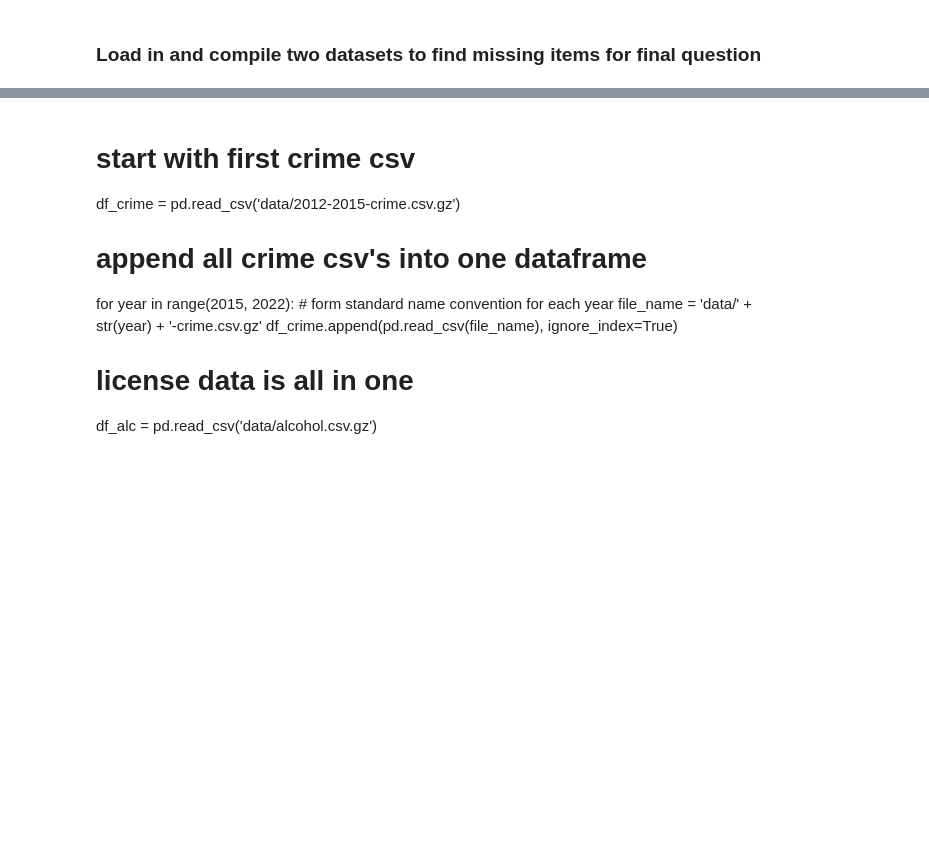
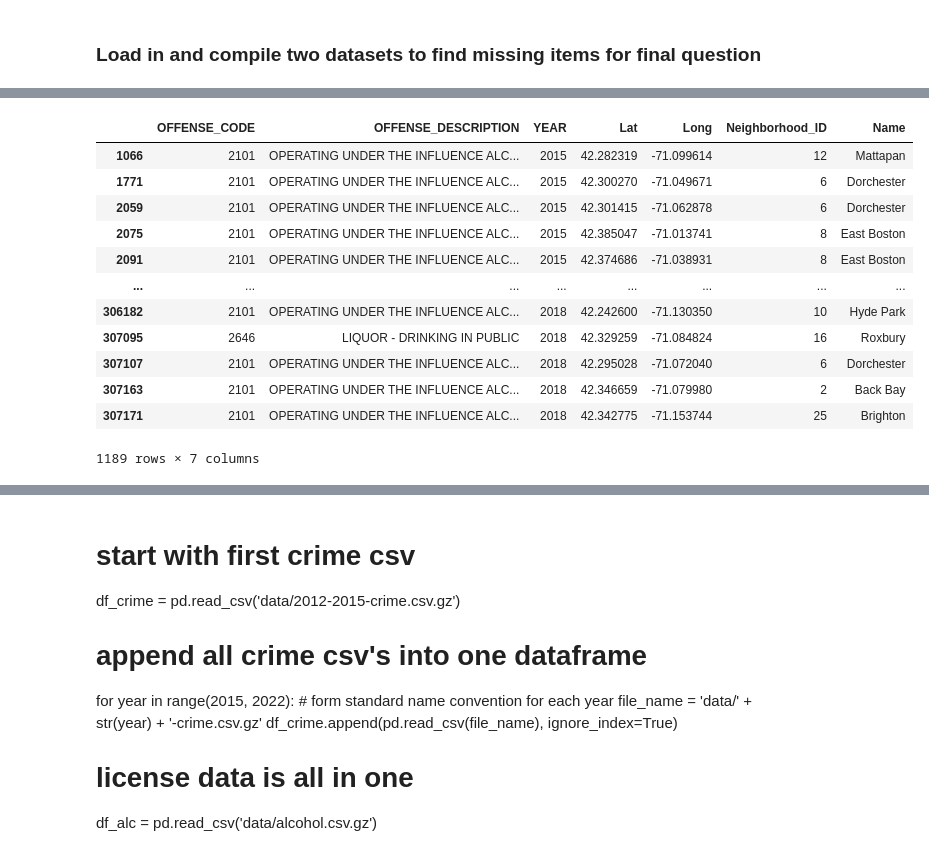
Before and after one commit to pickdani/Bostonography-Final, a Jupyter notebook: data-manipulation.ipynb, the cells around one changed output, grey strips where cells are left out. Cells and saved outputs as stored; diff of their text form; code cells hidden in the pictures; blank space fills up the shorter version.

```diff
--- a/data-manipulation.ipynb
+++ b/data-manipulation.ipynb
@@ -22,4 +22,4 @@ crime=crime.append(crime_2015, ignore_index=True)
 crime=crime.append(crime_2016, ignore_index=True)
 crime=crime.append(crime_2017, ignore_index=True)
 crime=crime.append(crime_2018, ignore_index=True)
-crime
+crime=crime[['OFFENSE_CODE', 'OFFENSE_DESCRIPTION', 'YEAR', 'Lat', 'Long']]
@@ -44,4 +32,4 @@ colleges = pd.read_csv('data/Colleges_and_Universities.csv')
 # %%
 off_codes = [2201, 2101, 2646]
 crime = crime.loc[crime['OFFENSE_CODE'].isin(off_codes)]
-crime
+crime = crime[crime[['Lat', 'Long']].notnull().all(1)]
@@ -99,0 +40,20 @@ nb
+# %%
+crime_gdf = gpd.GeoDataFrame(crime, geometry=gpd.points_from_xy(crime.Long, crime.Lat))
+crime_gdf = crime_gdf.set_crs("EPSG:4326")
+crime_gdf = gpd.sjoin(crime_gdf, nb[['Neighborhood_ID', 'Name', 'geometry']], how='left')
+crime = pd.DataFrame(crime_gdf.drop(columns=['geometry', 'index_right']))
+crime
+# %% [output]
+|  | OFFENSE_CODE | OFFENSE_DESCRIPTION | YEAR | Lat | Long | Neighborhood_ID | Name |
+| 1066 | 2101 | OPERATING UNDER THE INFLUENCE ALC... | 2015 | 42.282319 | -71.099614 | 12 | Mattapan |
+| 1771 | 2101 | OPERATING UNDER THE INFLUENCE ALC... | 2015 | 42.300270 | -71.049671 | 6 | Dorchester |
+| 2059 | 2101 | OPERATING UNDER THE INFLUENCE ALC... | 2015 | 42.301415 | -71.062878 | 6 | Dorchester |
+| 2075 | 2101 | OPERATING UNDER THE INFLUENCE ALC... | 2015 | 42.385047 | -71.013741 | 8 | East Boston |
+| 2091 | 2101 | OPERATING UNDER THE INFLUENCE ALC... | 2015 | 42.374686 | -71.038931 | 8 | East Boston |
+| ... | ... | ... | ... | ... | ... | ... | ... |
+| 306182 | 2101 | OPERATING UNDER THE INFLUENCE ALC... | 2018 | 42.242600 | -71.130350 | 10 | Hyde Park |
+| 307095 | 2646 | LIQUOR - DRINKING IN PUBLIC | 2018 | 42.329259 | -71.084824 | 16 | Roxbury |
+| 307107 | 2101 | OPERATING UNDER THE INFLUENCE ALC... | 2018 | 42.295028 | -71.072040 | 6 | Dorchester |
+| 307163 | 2101 | OPERATING UNDER THE INFLUENCE ALC... | 2018 | 42.346659 | -71.079980 | 2 | Back Bay |
+| 307171 | 2101 | OPERATING UNDER THE INFLUENCE ALC... | 2018 | 42.342775 | -71.153744 | 25 | Brighton |
+1189 rows × 7 columns
```
Also changed, not shown: parts of 7 cells of this notebook.
